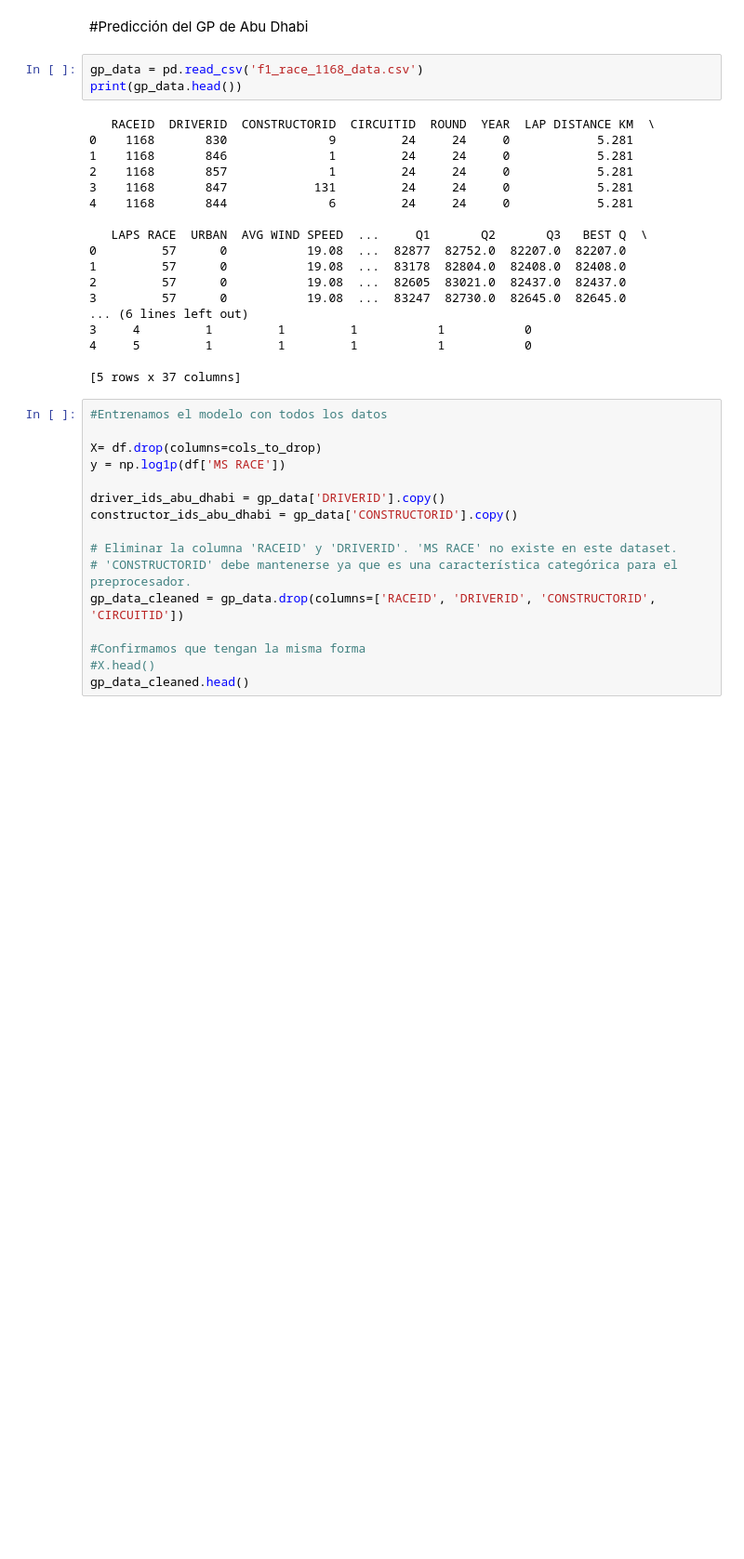
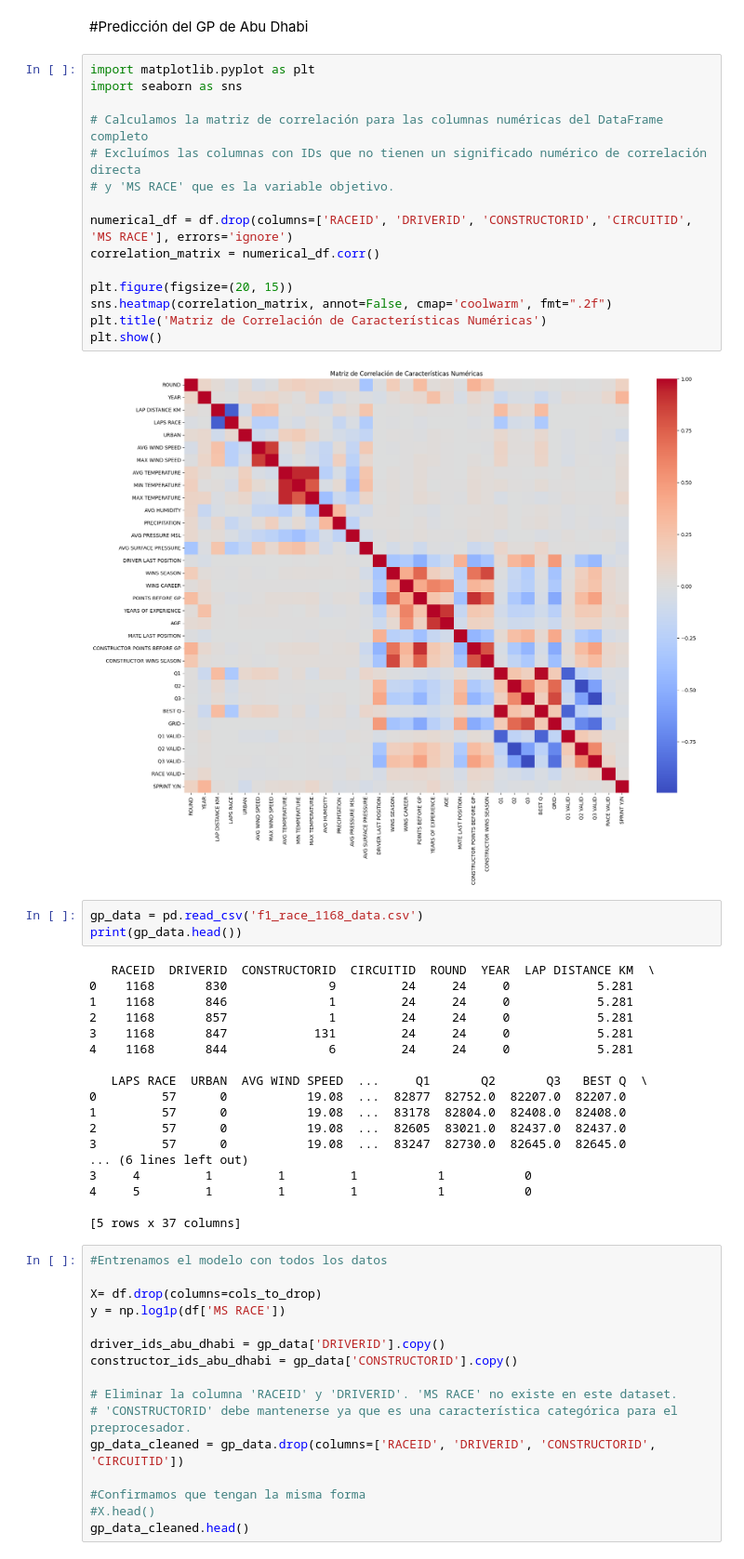
Before and after one commit to 100479095/Predictor_F1_2025, a Jupyter notebook: entrenamiento_modelo.ipynb, the cells around one changed output. Shown at 93% size. Cells and saved outputs as stored; diff of their text form; blank space fills up the shorter version.

Commit message:
Matriz de correlación

```diff
--- a/entrenamiento_modelo.ipynb
+++ b/entrenamiento_modelo.ipynb
@@ -260,5 +264,22 @@ plt.show()
 # %% [markdown]
 #Predicción del GP de Abu Dhabi
+# %%
+import matplotlib.pyplot as plt
+import seaborn as sns
+
+# Calculamos la matriz de correlación para las columnas numéricas del DataFrame completo
+# Excluímos las columnas con IDs que no tienen un significado numérico de correlación directa
+# y 'MS RACE' que es la variable objetivo.
+
+numerical_df = df.drop(columns=['RACEID', 'DRIVERID', 'CONSTRUCTORID', 'CIRCUITID', 'MS RACE'], errors='ignore')
+correlation_matrix = numerical_df.corr()
+
+plt.figure(figsize=(20, 15))
+sns.heatmap(correlation_matrix, annot=False, cmap='coolwarm', fmt=".2f")
+plt.title('Matriz de Correlación de Características Numéricas')
+plt.show()
+# %% [output]
+[figure, added]
 # %%
 gp_data = pd.read_csv('f1_race_1168_data.csv')
 print(gp_data.head())
```
Also changed, not shown: parts of 36 cells of this notebook.
